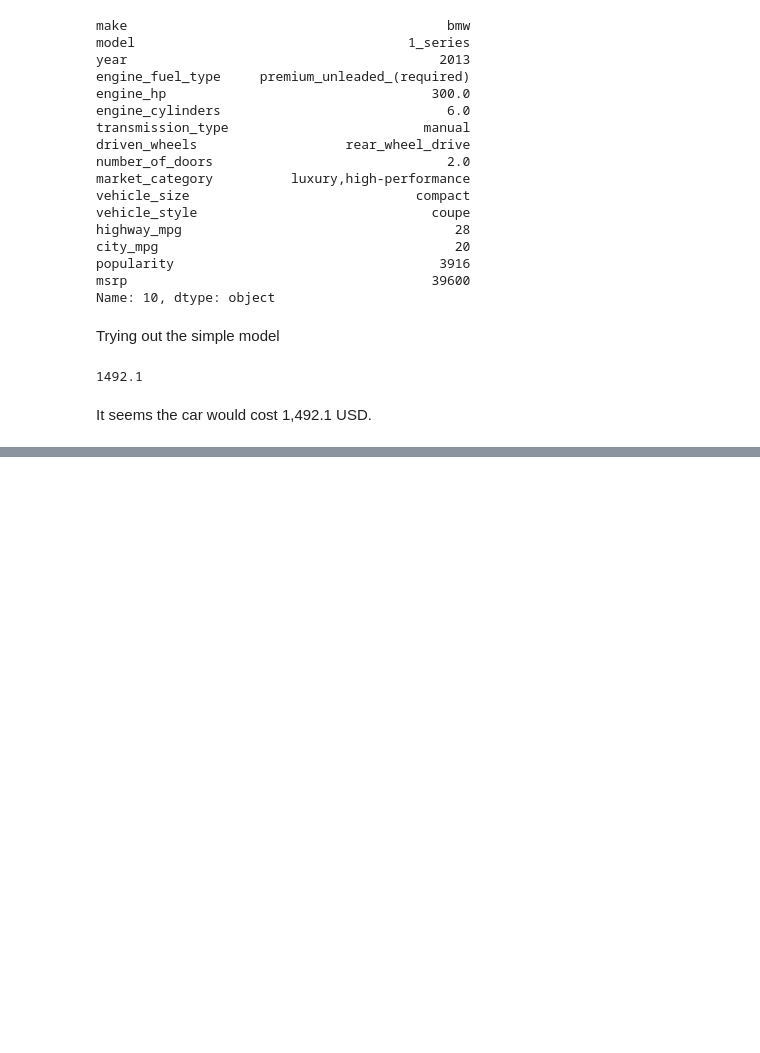
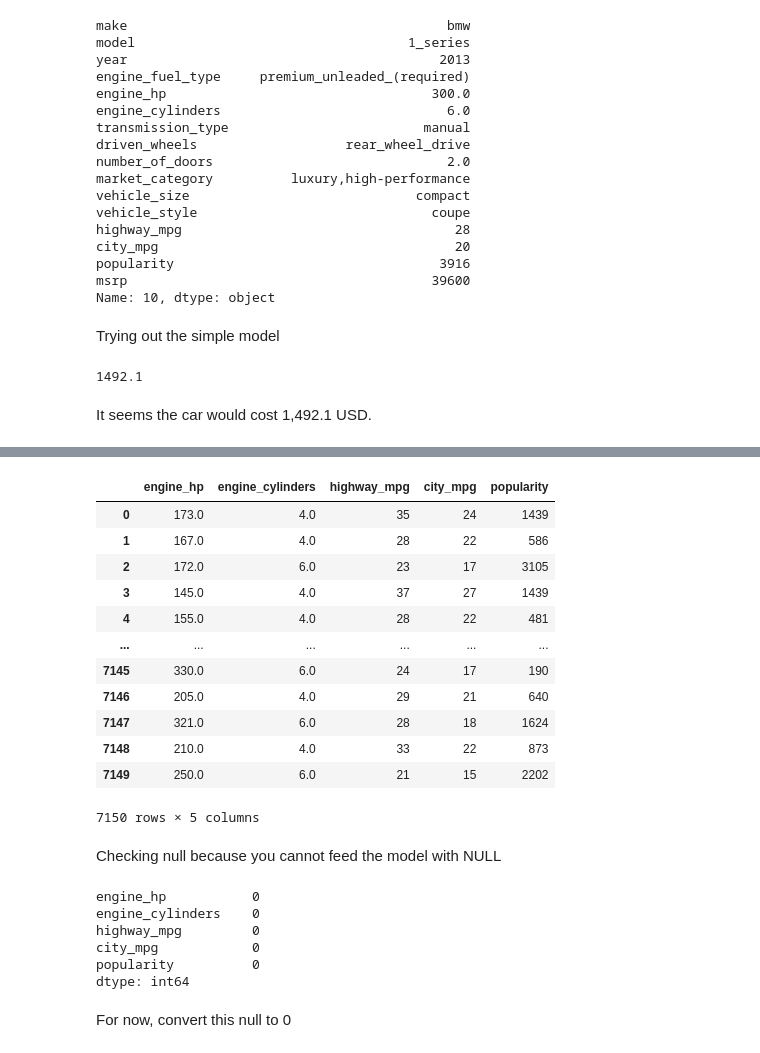
Before and after one commit to pyjom/ml-zoomcamp-2025, a Jupyter notebook: week2/week2.ipynb, the cells around one changed output, grey strips where cells are left out. Saved outputs shown, nothing was run; the diff lists cells and outputs as text; code cells hidden in the pictures; blank space fills up the shorter version.

```diff
--- a/week2/week2.ipynb
+++ b/week2/week2.ipynb
@@ -310,0 +490,31 @@ It seems the car would cost 1,492.1 USD.
+# %%
+base = ['engine_hp', 'engine_cylinders', 'highway_mpg', 'city_mpg', 'popularity']
+
+df_train[base]
+# %% [output]
+|  | engine_hp | engine_cylinders | highway_mpg | city_mpg | popularity |
+| 0 | 173.0 | 4.0 | 35 | 24 | 1439 |
+| 1 | 167.0 | 4.0 | 28 | 22 | 586 |
+| 2 | 172.0 | 6.0 | 23 | 17 | 3105 |
+| 3 | 145.0 | 4.0 | 37 | 27 | 1439 |
+| 4 | 155.0 | 4.0 | 28 | 22 | 481 |
+| ... | ... | ... | ... | ... | ... |
+| 7145 | 330.0 | 6.0 | 24 | 17 | 190 |
+| 7146 | 205.0 | 4.0 | 29 | 21 | 640 |
+| 7147 | 321.0 | 6.0 | 28 | 18 | 1624 |
+| 7148 | 210.0 | 4.0 | 33 | 22 | 873 |
+| 7149 | 250.0 | 6.0 | 21 | 15 | 2202 |
+7150 rows × 5 columns
+# %% [markdown]
+Checking null because you cannot feed the model with NULL
+# %%
+df_train[base].isnull().sum()
+# %% [output]
+engine_hp           0
+engine_cylinders    0
+highway_mpg         0
+city_mpg            0
+popularity          0
+dtype: int64
+# %% [markdown]
+For now, convert this null to 0
```
Also changed, not shown: parts of 47 cells of this notebook.
